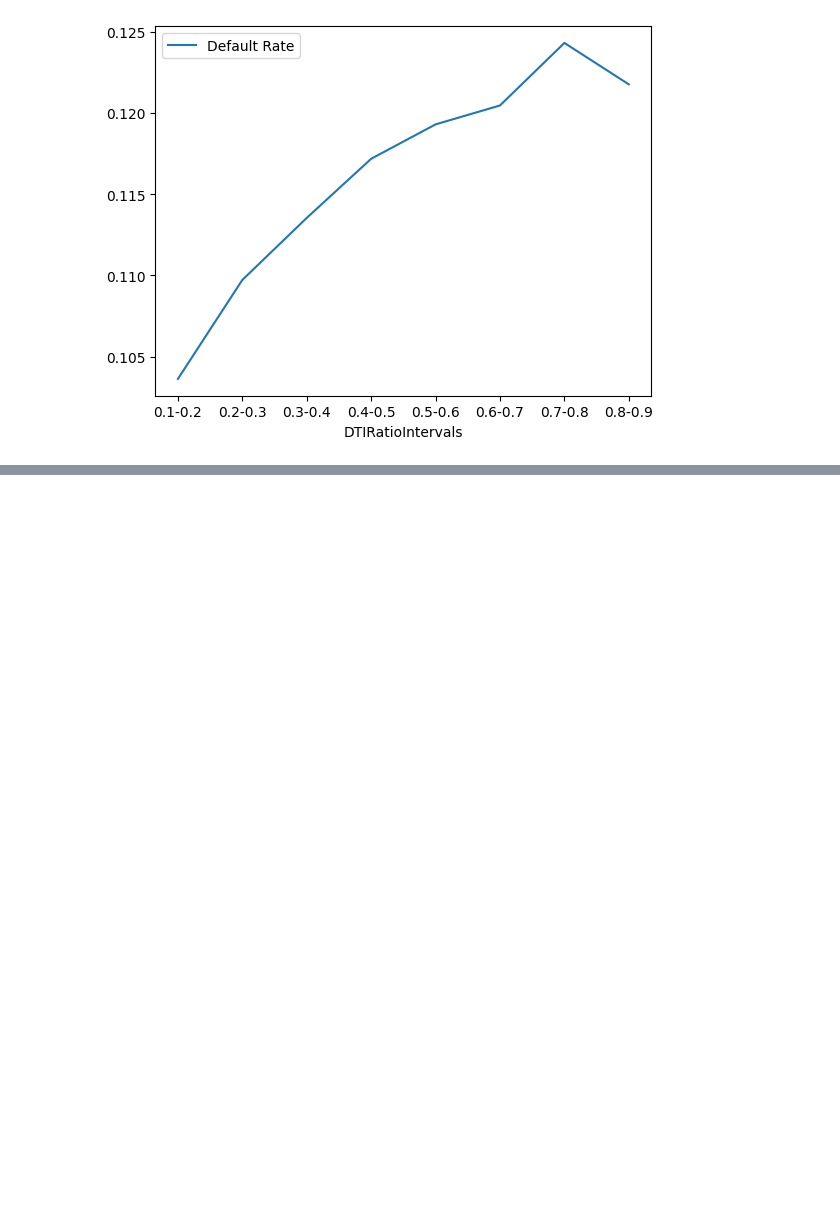
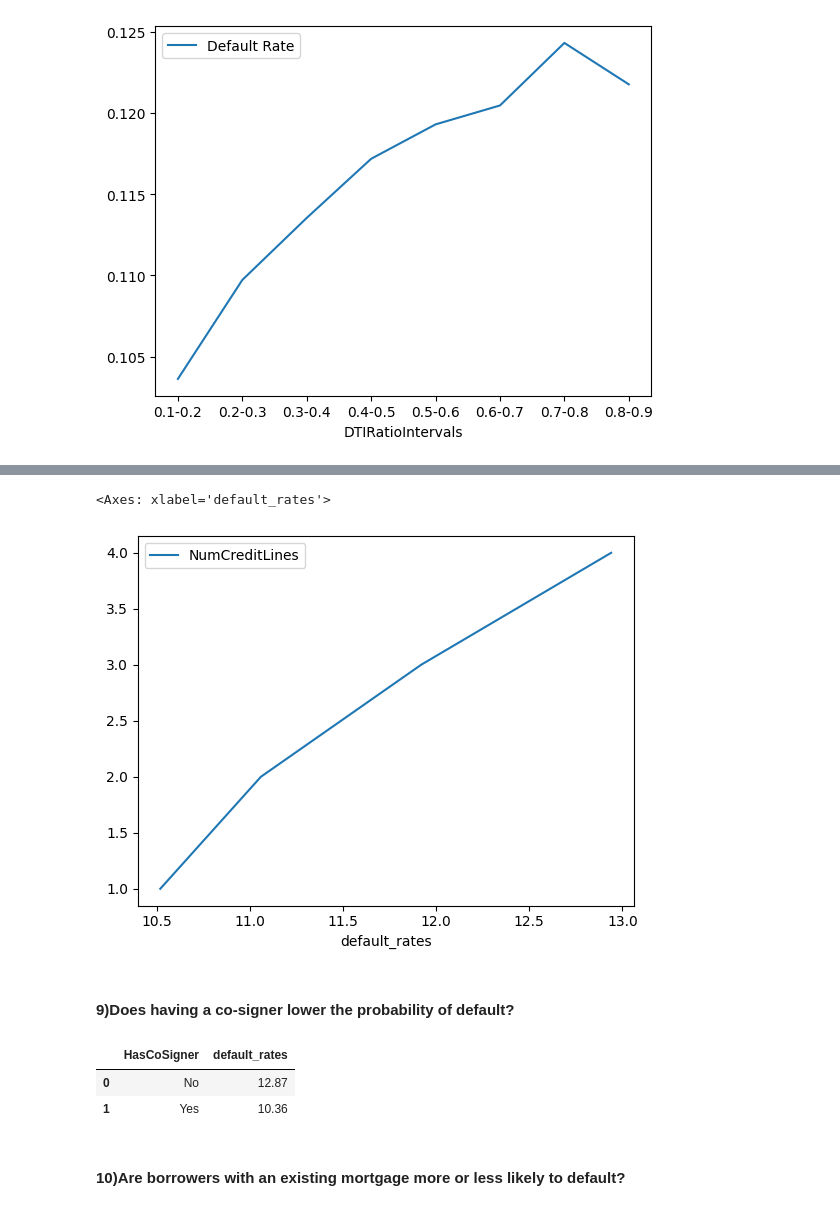
Before and after one commit to vaishnavipatel2805/Python_Libraries_Practice-, a Jupyter notebook: Pandas/Untitled.ipynb, the cells around one changed output, grey strips where cells are left out. Cells and saved outputs as stored; diff of their text form; code cells hidden in the pictures; blank space fills up the shorter version.

Commit message:
added loan questions solution

```diff
--- a/Pandas/Untitled.ipynb
+++ b/Pandas/Untitled.ipynb
@@ -1494,0 +1582,6 @@ df.plot(kind = "line")
+# %%
+# creating income slab col
+
+bins = [15000,25000,35000,45000,55000,65000,75000,85000,95000,105000,115000,125000,135000,145000,165000]
+labels = ['15000-25000','25000-35000','35000-45000','45000-55000','55000-65000','65000-75000','75000-85000','85000-95000','95000-105000','105000-115000','115000-125000','125000-135000','135000-145000','145000-155000']
+loan["IncomeSlab"] = pd.cut(loan["Income"], bins = bins, labels = labels, include_lowest=True)
@@ -1494,0 +1592,6 @@ df.plot(kind = "line")
+# %%
+# creating loan amount slab col
+
+bins = [5000,15000,25000,35000,45000,55000,65000,75000,85000,95000,105000,115000,125000,135000,145000,155000,165000,175000,185000,195000,205000,215000,225000,235000,250000]
+labels = ['5000-15000','15000-25000','25000-35000','35000-45000','45000-55000','55000-65000','65000-75000','75000-85000','85000-95000','95000-105000','105000-115000','115000-125000','125000-135000','135000-145000','145000-155000','155000-165000','165000-175000','175000-185000','185000-195000','195000-205000','205000-215000','215000-225000','225000-235000','235000-250000']
+loan["LoanAmountSlab"] = pd.cut(loan["LoanAmount"], bins = bins, labels = labels, include_lowest=True)
@@ -1494,0 +1634,4 @@ df.plot(kind = "line")
+# %%
+bins = [0,60,120]
+labels=["younger","older"]
+loan["MonthsEmployedAge"]=pd.cut(loan["MonthsEmployed"],bins = bins , labels = labels , include_lowest = True)
@@ -1494,0 +1670,4 @@ df.plot(kind = "line")
+# %%
+temp = loan.groupby("NumCreditLines").agg(default_rates = ("Default", "mean")).reset_index()
+temp["default_rates"]=round(temp["default_rates"]*100,2)
+temp
@@ -1494,0 +1680,17 @@ df.plot(kind = "line")
+# %%
+temp.plot(x = "default_rates", y = "NumCreditLines",kind="line")
+# %% [output]
+<Axes: xlabel='default_rates'>
+[figure, added]
+# %% [markdown]
+#### 9)Does having a co-signer lower the probability of default?
+# %%
+temp = loan.groupby("HasCoSigner").agg(default_rates = ("Default", "mean")).reset_index()
+temp["default_rates"]=round(temp["default_rates"]*100,2)
+temp
+# %% [output]
+|  | HasCoSigner | default_rates |
+| 0 | No | 12.87 |
+| 1 | Yes | 10.36 |
+# %% [markdown]
+#### 10)Are borrowers with an existing mortgage more or less likely to default?
```
Also changed, not shown: parts of 39 cells of this notebook.
